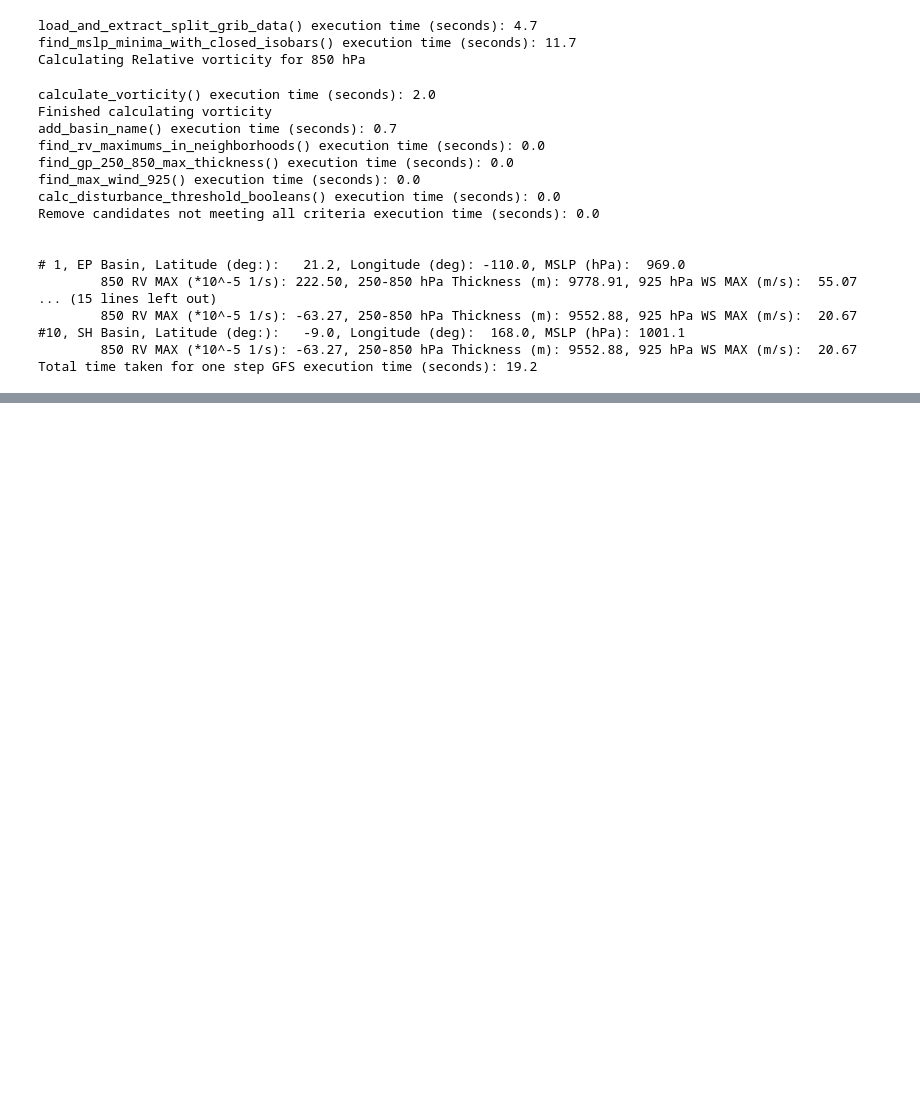
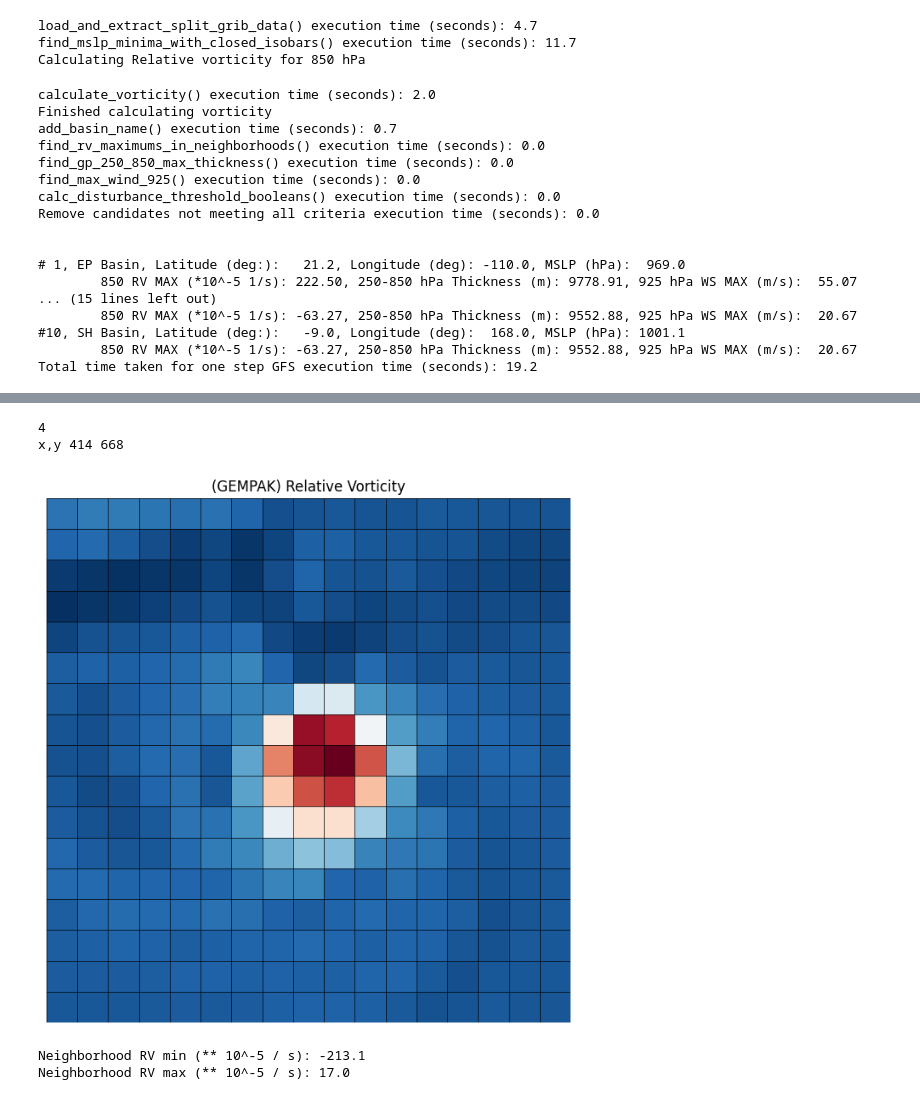
Before and after one commit to JRPdata/cyclone_genesis, a Jupyter notebook: cyclone-genesis.ipynb, the cells around one changed output, grey strips where cells are left out. Cells and saved outputs as stored; diff of their text form; code cells hidden in the pictures; blank space fills up the shorter version.

```diff
--- a/cyclone-genesis.ipynb
+++ b/cyclone-genesis.ipynb
@@ -1343,2 +1383,48 @@ print("Neighborhood RV max (** 10^-5 / s):", neighborhood.max() * np.power(10.0,
 Neighborhood RV min (** 10^-5 / s): -213.07815331965685
 Neighborhood RV max (** 10^-5 / s): 17.040246166288853
+# %%
+# since this is not a grib file have to set res manually
+res = 0.25
+gempak_out_var, scale = read_gdlist('/home/db/metview/JRPdata/gfs2/gfs.t00z.pgrb2.0p25.f072_vor_850_mb.out')
+out_var = gempak_out_var * 10**scale
+
+gempack_vort = np.ma.masked_invalid(np.array(out_var))
+vort_850 = gempack_vort
+
+x = int((1/res)*(90-lat))
+y = int((1/res)*(0+lon))
+print('x,y',x,y)
+
+neighborhood_size = calculate_neighborhood_size(2, res)
+
+#rv = masked_vort_850.filled()[0]
+rv = vort_850
+# Extract the neighborhood for the current candidate
+x_min = x - neighborhood_size
+x_max = x + neighborhood_size + 1
+y_min = y - neighborhood_size
+y_max = y + neighborhood_size + 1
+
+in_bounds = ((x_min >= 0) and
+    (x_max <= rv.shape[0]) and
+    (y_min >= 0) and
+    (y_max <= rv.shape[1]))
+
+if in_bounds:
+    # the normal case (not edges of array)
+    neighborhood = rv[x_min:x_max, y_min:y_max]
+else:
+    # handle indices at the boundaries
+    neighborhood = extract_2d_neighborhood(rv, (x, y), neighborhood_size)
+
+#create_image(neighborhood, 'Positive | Negative Relative Vorticity')
+create_image(neighborhood, '(GEMPAK) Relative Vorticity', rv_to_sign = False)
+# GEMPAK yields -213.1 (no further precision)
+print("Neighborhood RV min (** 10^-5 / s):", neighborhood.min() * np.power(10.0,5))
+print("Neighborhood RV max (** 10^-5 / s):", neighborhood.max() * np.power(10.0,5))
+# %% [output]
+4
+x,y 414 668
+[figure, added]
+Neighborhood RV min (** 10^-5 / s): -213.1
+Neighborhood RV max (** 10^-5 / s): 17.0
```
Also changed, not shown: parts of 6 cells of this notebook.
